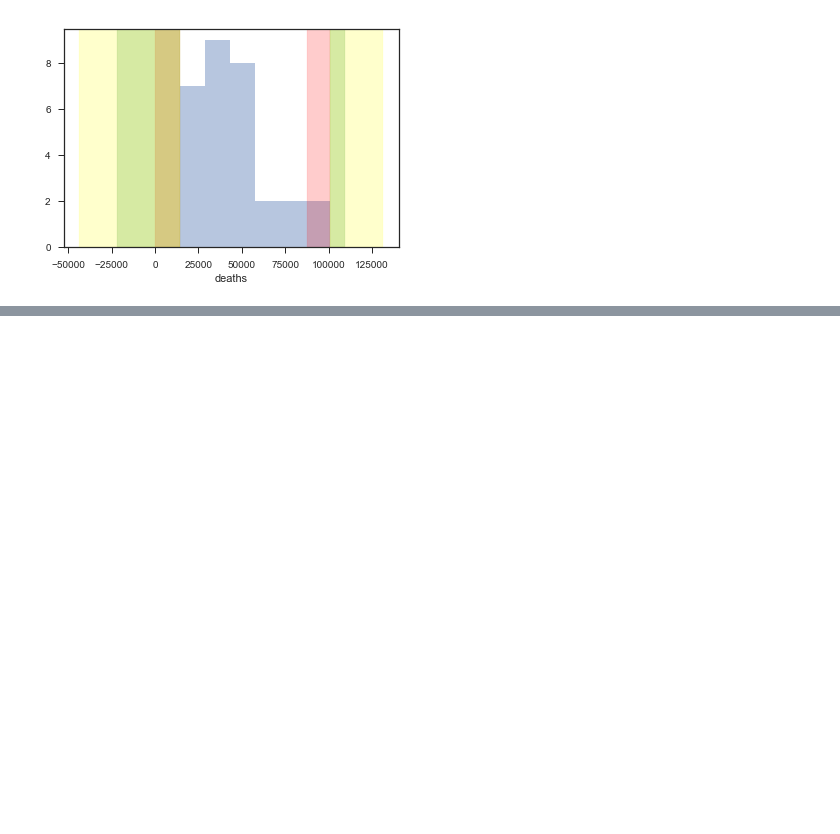
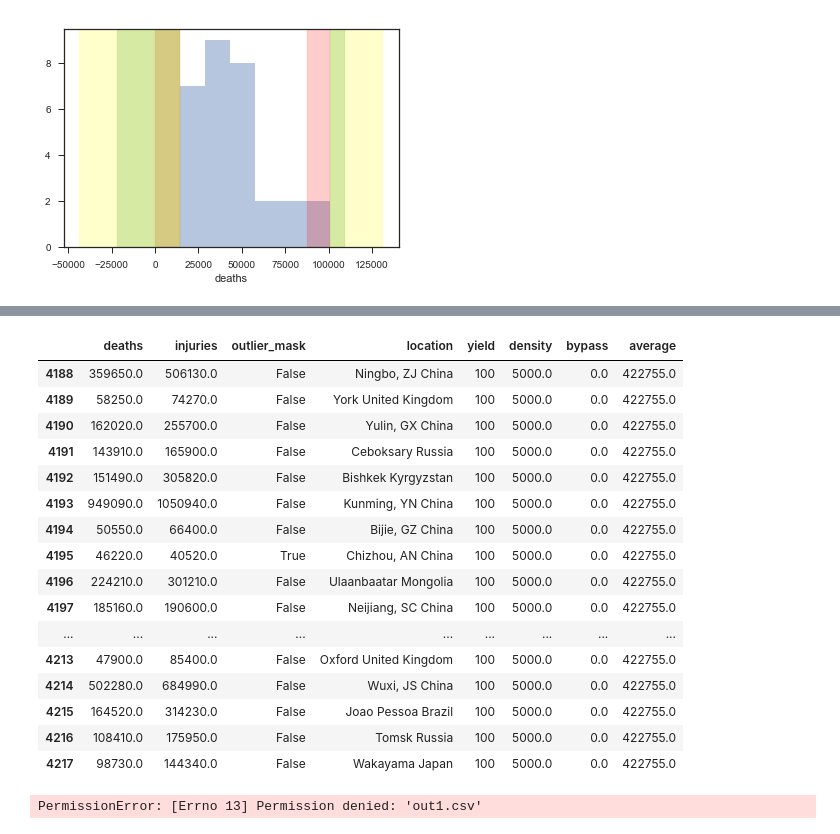
Before and after one commit to zeyadkelani/anamoly-detection, a Jupyter notebook: anamoly_detection_per_density.ipynb, the cells around one changed output, grey strips where cells are left out. Cells and saved outputs as stored; diff of their text form; code cells hidden in the pictures; blank space fills up the shorter version.

```diff
--- a/anamoly_detection_per_density.ipynb
+++ b/anamoly_detection_per_density.ipynb
@@ -224,0 +277,20 @@ first_df
+# %%
+fifth_df
+# %% [output]
+|  | deaths | injuries | outlier_mask | location | yield | density | bypass | average |
+| 4188 | 359650.0 | 506130.0 | False | Ningbo, ZJ China | 100 | 5000.0 | 0.0 | 422755.0 |
+| 4189 | 58250.0 | 74270.0 | False | York United Kingdom | 100 | 5000.0 | 0.0 | 422755.0 |
+| 4190 | 162020.0 | 255700.0 | False | Yulin, GX China | 100 | 5000.0 | 0.0 | 422755.0 |
+| 4191 | 143910.0 | 165900.0 | False | Ceboksary Russia | 100 | 5000.0 | 0.0 | 422755.0 |
+| 4192 | 151490.0 | 305820.0 | False | Bishkek Kyrgyzstan | 100 | 5000.0 | 0.0 | 422755.0 |
+| 4193 | 949090.0 | 1050940.0 | False | Kunming, YN China | 100 | 5000.0 | 0.0 | 422755.0 |
+| 4194 | 50550.0 | 66400.0 | False | Bijie, GZ China | 100 | 5000.0 | 0.0 | 422755.0 |
+| 4195 | 46220.0 | 40520.0 | True | Chizhou, AN China | 100 | 5000.0 | 0.0 | 422755.0 |
+| 4196 | 224210.0 | 301210.0 | False | Ulaanbaatar Mongolia | 100 | 5000.0 | 0.0 | 422755.0 |
+| 4197 | 185160.0 | 190600.0 | False | Neijiang, SC China | 100 | 5000.0 | 0.0 | 422755.0 |
+| ... | ... | ... | ... | ... | ... | ... | ... | ... |
+| 4213 | 47900.0 | 85400.0 | False | Oxford United Kingdom | 100 | 5000.0 | 0.0 | 422755.0 |
+| 4214 | 502280.0 | 684990.0 | False | Wuxi, JS China | 100 | 5000.0 | 0.0 | 422755.0 |
+| 4215 | 164520.0 | 314230.0 | False | Joao Pessoa Brazil | 100 | 5000.0 | 0.0 | 422755.0 |
+| 4216 | 108410.0 | 175950.0 | False | Tomsk Russia | 100 | 5000.0 | 0.0 | 422755.0 |
+| 4217 | 98730.0 | 144340.0 | False | Wakayama Japan | 100 | 5000.0 | 0.0 | 422755.0 |
@@ -224,0 +300,4 @@ first_df
+# %%
+ df_final.to_csv("out1.csv", index=False)
+# %% [output]
+PermissionError: [Errno 13] Permission denied: 'out1.csv'
```
Also changed, not shown: parts of 9 cells of this notebook, 1 other file.
